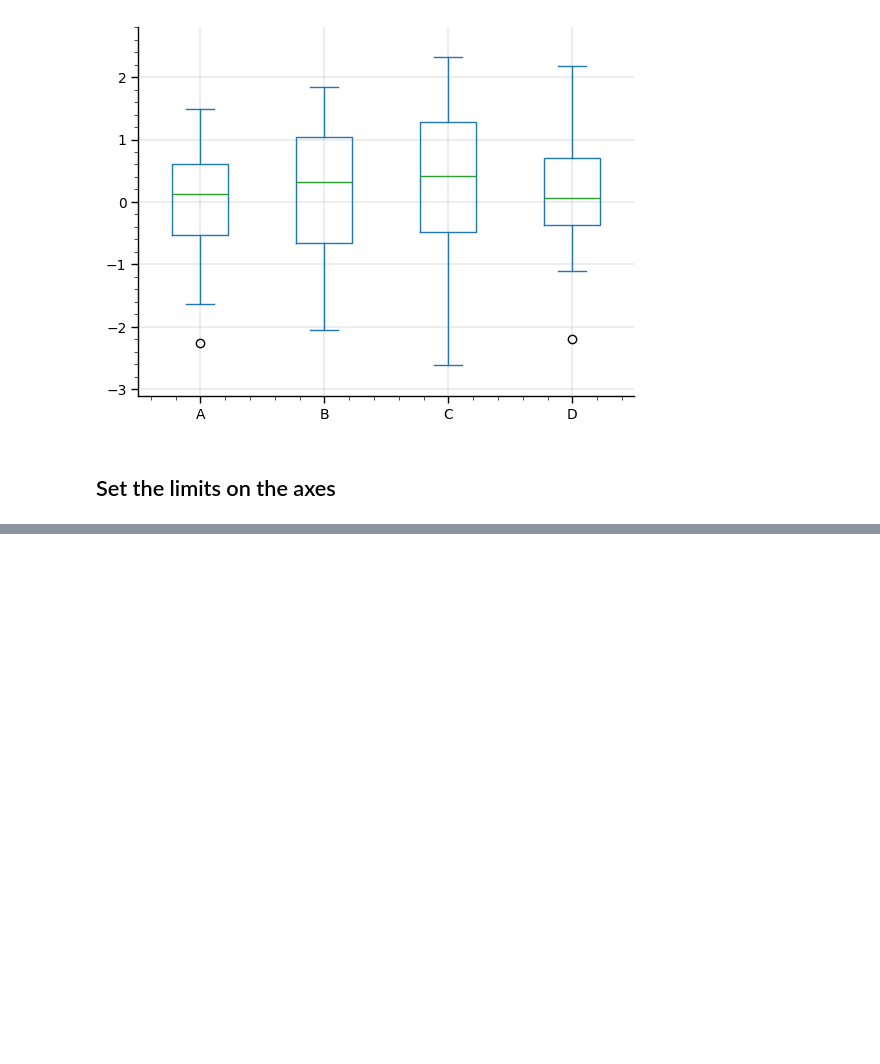
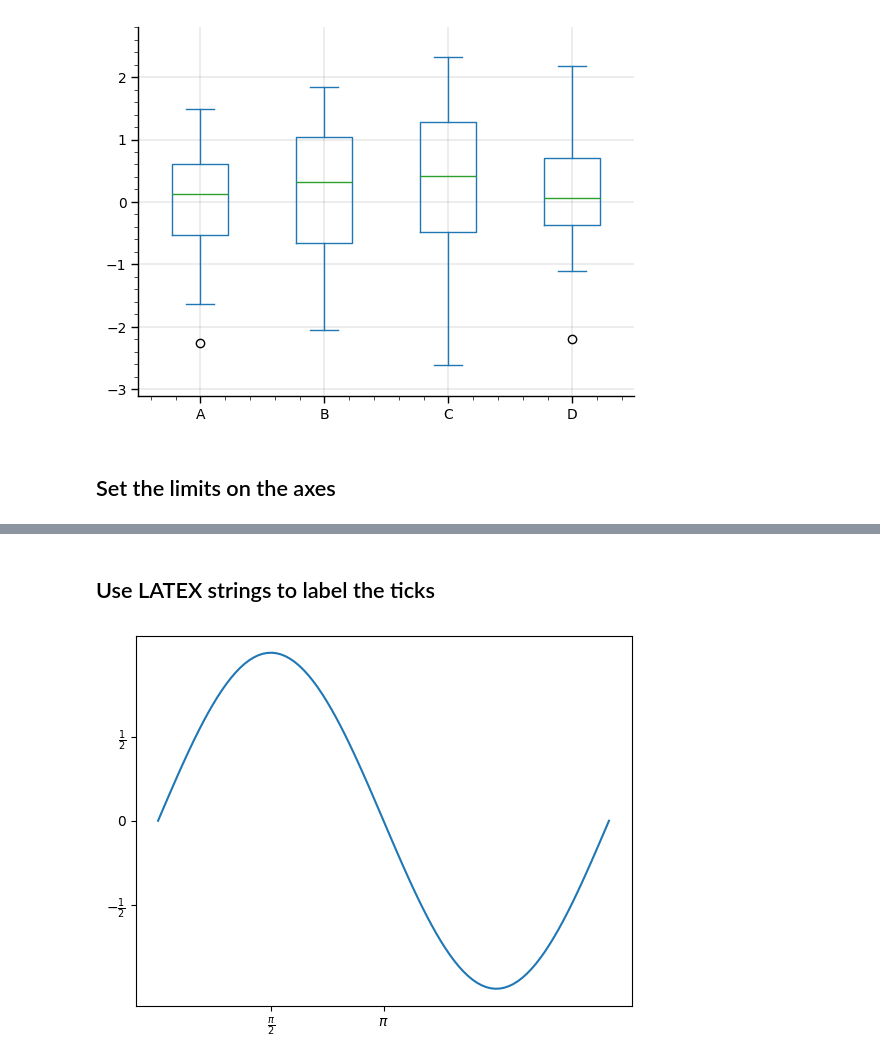
Before and after one commit to romz-pl/Jupyter-Python, a Jupyter notebook: 04-matplotlib/matplotlib.ipynb, the cells around one changed output, grey strips where cells are left out. Cells and saved outputs as stored; diff of their text form; code cells hidden in the pictures; blank space fills up the shorter version.

Commit message:
Use LATEX strings to label the ticks

```diff
--- a/04-matplotlib/matplotlib.ipynb
+++ b/04-matplotlib/matplotlib.ipynb
@@ -381,0 +395,13 @@ ax.set_xlim(left_x, right_x)
+# %% [markdown]
+## Use LATEX strings to label the ticks
+# %%
+x = np.linspace(0, np.pi * 2, 100)
+fig, ax = plt.figure(), plt.axes()
+ax.plot(x, np.sin(x))
+ax.set_yticks( [-0.5, 0, 0.5] )
+ax.set_yticklabels( [r"$-\frac{1}{2}$", 0,  r"$\frac{1}{2}$"] )
+ax.xaxis.set_ticks([np.pi/2, np.pi])
+ax.xaxis.set_ticklabels([r"$\frac{\pi}{2}$", r"$\pi$"])
+plt.show()
+# %% [output]
+[figure, added]
```
Also changed, not shown: parts of 3 cells of this notebook.
